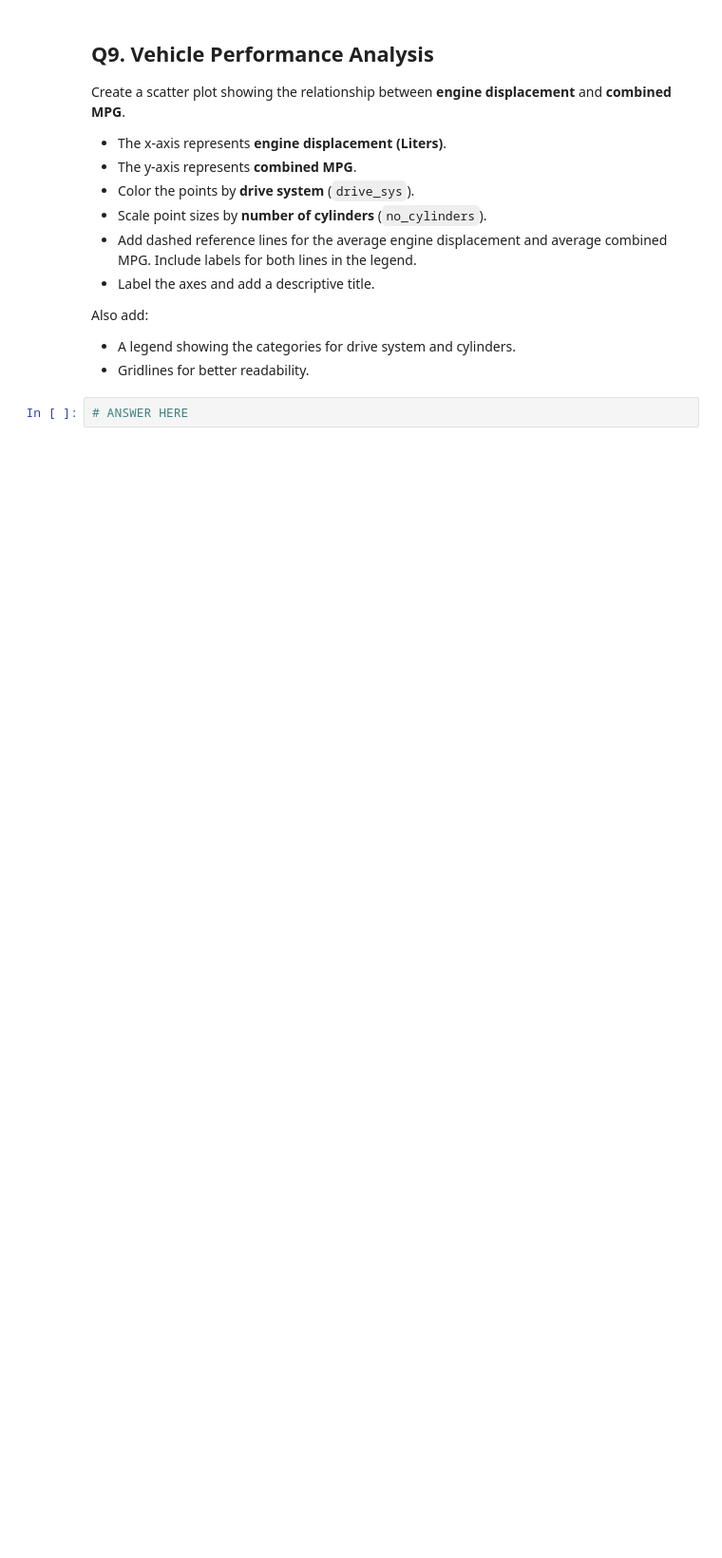
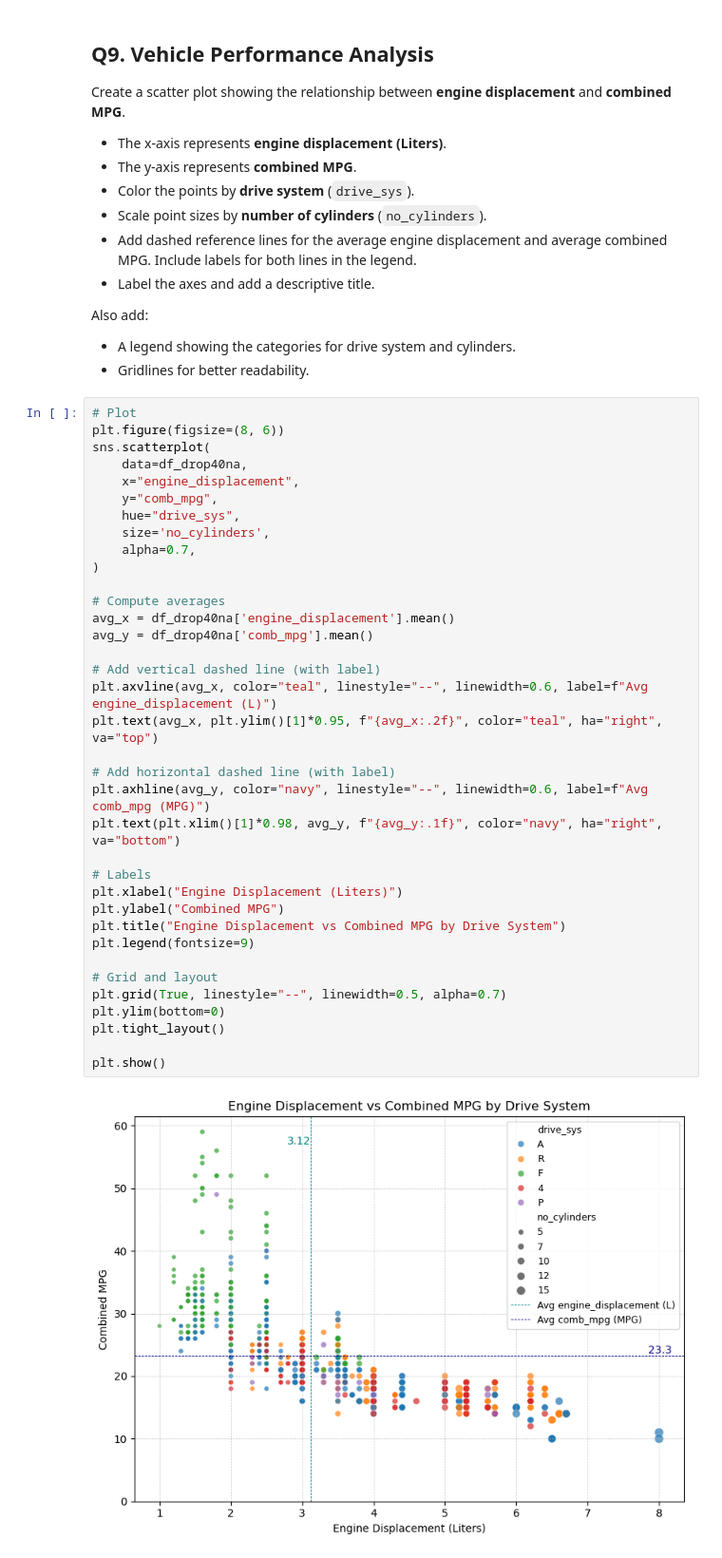
Before and after one commit to bruno-sassi/data_analytics_MSc, a Jupyter notebook: Projects/Python101/Project/PART 3/Assignment_part3.ipynb, the cells around one changed output. Shown at 95% size. Saved outputs shown, nothing was run; the diff lists cells and outputs as text; blank space fills up the shorter version.

```diff
--- a/Projects/Python101/Project/PART 3/Assignment_part3.ipynb
+++ b/Projects/Python101/Project/PART 3/Assignment_part3.ipynb
@@ -276,7 +308,43 @@ Also add:
 - A legend showing the categories for drive system and cylinders.
 - Gridlines for better readability.
 # %%
-# ANSWER HERE
+# Plot
+plt.figure(figsize=(8, 6))
+sns.scatterplot(
+    data=df_drop40na,
+    x="engine_displacement",
+    y="comb_mpg",
+    hue="drive_sys",
+    size='no_cylinders',
+    alpha=0.7,
+)
+
+# Compute averages
+avg_x = df_drop40na['engine_displacement'].mean()
+avg_y = df_drop40na['comb_mpg'].mean()
+
+# Add vertical dashed line (with label)
+plt.axvline(avg_x, color="teal", linestyle="--", linewidth=0.6, label=f"Avg engine_displacement (L)")
+plt.text(avg_x, plt.ylim()[1]*0.95, f"{avg_x:.2f}", color="teal", ha="right", va="top")
+
+# Add horizontal dashed line (with label)
+plt.axhline(avg_y, color="navy", linestyle="--", linewidth=0.6, label=f"Avg comb_mpg (MPG)")
+plt.text(plt.xlim()[1]*0.98, avg_y, f"{avg_y:.1f}", color="navy", ha="right", va="bottom")
+
+# Labels
+plt.xlabel("Engine Displacement (Liters)")
+plt.ylabel("Combined MPG")
+plt.title("Engine Displacement vs Combined MPG by Drive System")
+plt.legend(fontsize=9)
+
+# Grid and layout
+plt.grid(True, linestyle="--", linewidth=0.5, alpha=0.7)
+plt.ylim(bottom=0)
+plt.tight_layout()
+
+plt.show()
+# %% [output]
+[figure, added]
 # %% [markdown]
 ## Q10. Recreate the Heatmap with Pivot Table
 
```
Also changed, not shown: parts of 6 cells of this notebook, 2 other files.
